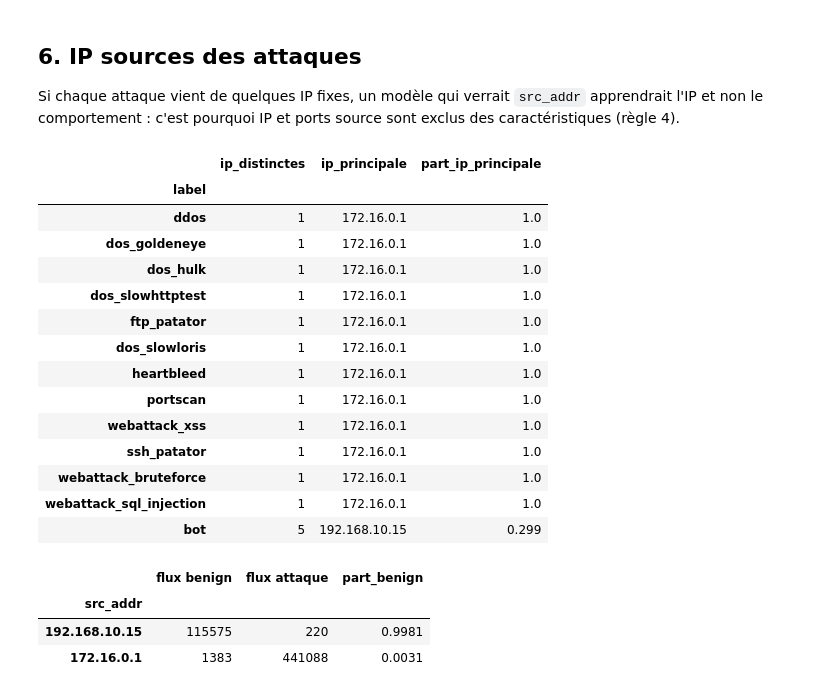
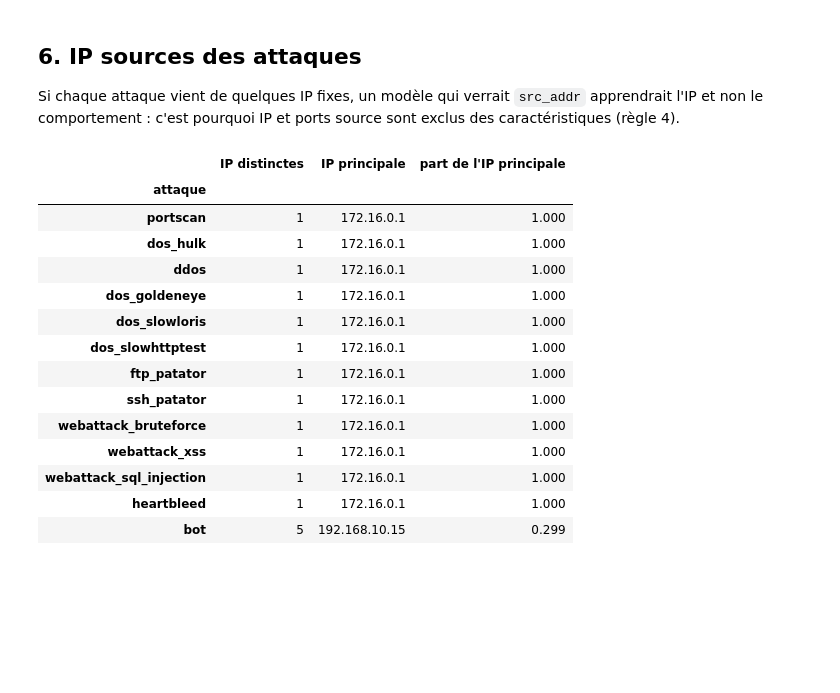
Before and after one commit to Bedis75/isocrates, a Jupyter notebook: notebooks/01_donnees_lycos.ipynb, the cells around one changed output. Cells and saved outputs as stored; diff of their text form; code cells hidden in the pictures; blank space fills up the shorter version.

```diff
--- a/notebooks/01_donnees_lycos.ipynb
+++ b/notebooks/01_donnees_lycos.ipynb
@@ -134,8 +156,0 @@ Valeurs de 16 chiffres (environ 1,5·10¹⁵) : microsecondes Unix. Elles resten
-# %%
-flows["time"] = pd.to_datetime(flows[TS], unit="us", utc=True)
-span = flows.groupby("day", sort=False).agg(
-    début=("time", "min"), fin=("time", "max"), flux=(TS, "size"),
-    trié=(TS, lambda t: t.is_monotonic_increasing),
-    entiers=(TS, lambda t: bool((t % 1 == 0).all())))
-span["durée"] = span["fin"] - span["début"]
-span
@@ -260,37 +321,32 @@ Valeurs sur test pour ces colonnes :
 ## 6. IP sources des attaques
 
 Si chaque attaque vient de quelques IP fixes, un modèle qui verrait `src_addr` apprendrait l'IP et non le comportement : c'est pourquoi IP et ports source sont exclus des caractéristiques (règle 4).
-# %%
-ip = att.groupby(LABEL, observed=True)["src_addr"].agg(
-    ip_distinctes="nunique",
-    ip_principale=lambda s: s.value_counts().index[0],
-    part_ip_principale=lambda s: round(s.value_counts(normalize=True).iloc[0], 3))
-ip.sort_values("ip_distinctes")
-# %% [output]
-|  | ip_distinctes | ip_principale | part_ip_principale |
-| label |  |  |  |
-| ddos | 1 | 172.16.0.1 | 1.0 |
-| dos_goldeneye | 1 | 172.16.0.1 | 1.0 |
-| dos_hulk | 1 | 172.16.0.1 | 1.0 |
-| dos_slowhttptest | 1 | 172.16.0.1 | 1.0 |
-| ftp_patator | 1 | 172.16.0.1 | 1.0 |
-| dos_slowloris | 1 | 172.16.0.1 | 1.0 |
-| heartbleed | 1 | 172.16.0.1 | 1.0 |
-| portscan | 1 | 172.16.0.1 | 1.0 |
-| webattack_xss | 1 | 172.16.0.1 | 1.0 |
-| ssh_patator | 1 | 172.16.0.1 | 1.0 |
-| webattack_bruteforce | 1 | 172.16.0.1 | 1.0 |
-| webattack_sql_injection | 1 | 172.16.0.1 | 1.0 |
-| bot | 5 | 192.168.10.15 | 0.299 |
-# %%
-# Trafic benign émis par ces IP : si presque nul, l'IP seule « détecte » l'attaque (fuite)
-ben = flows[flows[LABEL] == BENIGN]
-pd.DataFrame({
-    "flux benign": ben.src_addr.value_counts().reindex(ip["ip_principale"].unique(), fill_value=0),
-    "flux attaque": att.src_addr.value_counts().reindex(ip["ip_principale"].unique(), fill_value=0),
-}).assign(part_benign=lambda d: (d["flux benign"] / (d["flux benign"] + d["flux attaque"])).round(4))
-# %% [output]
-|  | flux benign | flux attaque | part_benign |
-| src_addr |  |  |  |
-| 192.168.10.15 | 115575 | 220 | 0.9981 |
-| 172.16.0.1 | 1383 | 441088 | 0.0031 |
+# %%
+ip_rows = []
+for name in attack_names:
+    ips = attacks.loc[attacks[LABEL] == name, "src_addr"]
+    ip_counts = ips.value_counts()
+    ip_rows.append({
+        "attaque": name,
+        "IP distinctes": len(ip_counts),
+        "IP principale": ip_counts.index[0],
+        "part de l'IP principale": round(ip_counts.iloc[0] / len(ips), 3),
+    })
+ip_table = pd.DataFrame(ip_rows).set_index("attaque").sort_values("IP distinctes")
+ip_table
+# %% [output]
+|  | IP distinctes | IP principale | part de l'IP principale |
+| attaque |  |  |  |
+| portscan | 1 | 172.16.0.1 | 1.000 |
+| dos_hulk | 1 | 172.16.0.1 | 1.000 |
+| ddos | 1 | 172.16.0.1 | 1.000 |
+| dos_goldeneye | 1 | 172.16.0.1 | 1.000 |
+| dos_slowloris | 1 | 172.16.0.1 | 1.000 |
+| dos_slowhttptest | 1 | 172.16.0.1 | 1.000 |
+| ftp_patator | 1 | 172.16.0.1 | 1.000 |
+| ssh_patator | 1 | 172.16.0.1 | 1.000 |
+| webattack_bruteforce | 1 | 172.16.0.1 | 1.000 |
+| webattack_xss | 1 | 172.16.0.1 | 1.000 |
+| webattack_sql_injection | 1 | 172.16.0.1 | 1.000 |
+| heartbleed | 1 | 172.16.0.1 | 1.000 |
+| bot | 5 | 192.168.10.15 | 0.299 |
```
Also changed, not shown: parts of 23 cells of this notebook, 15 other files.
